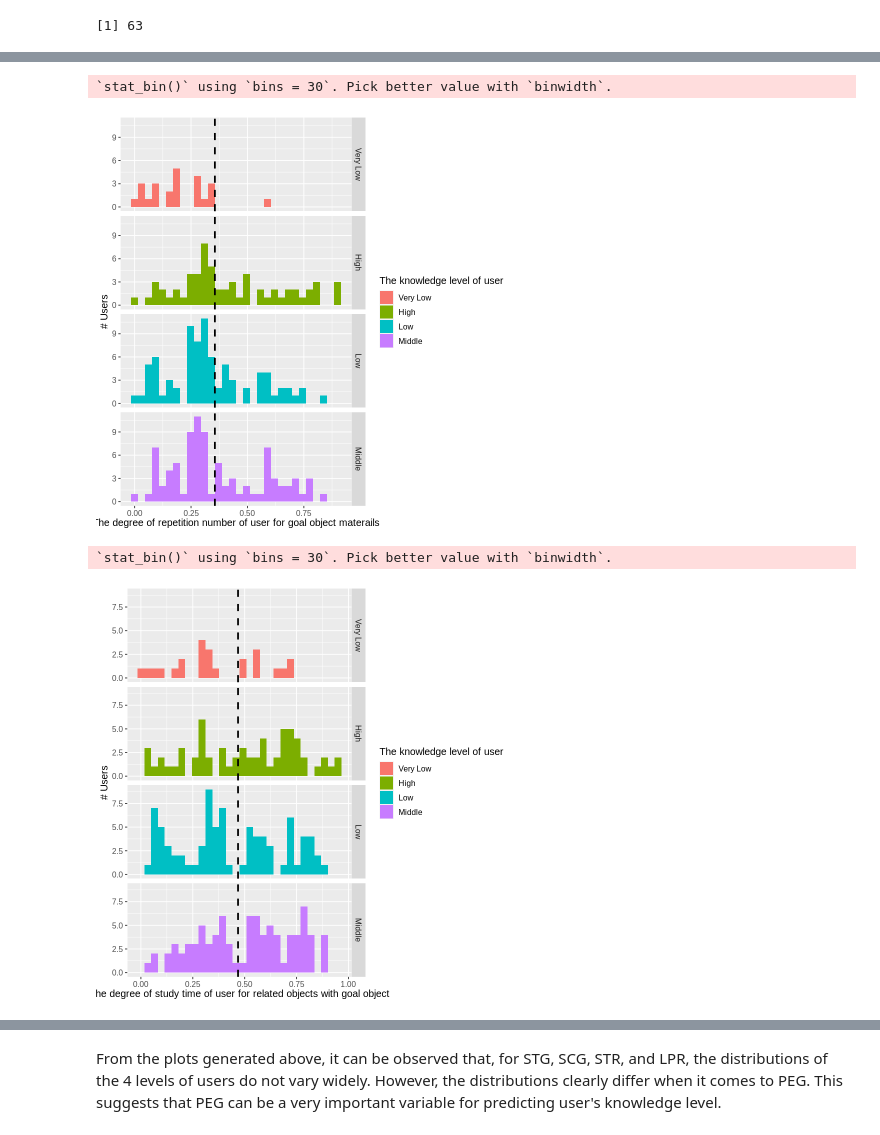
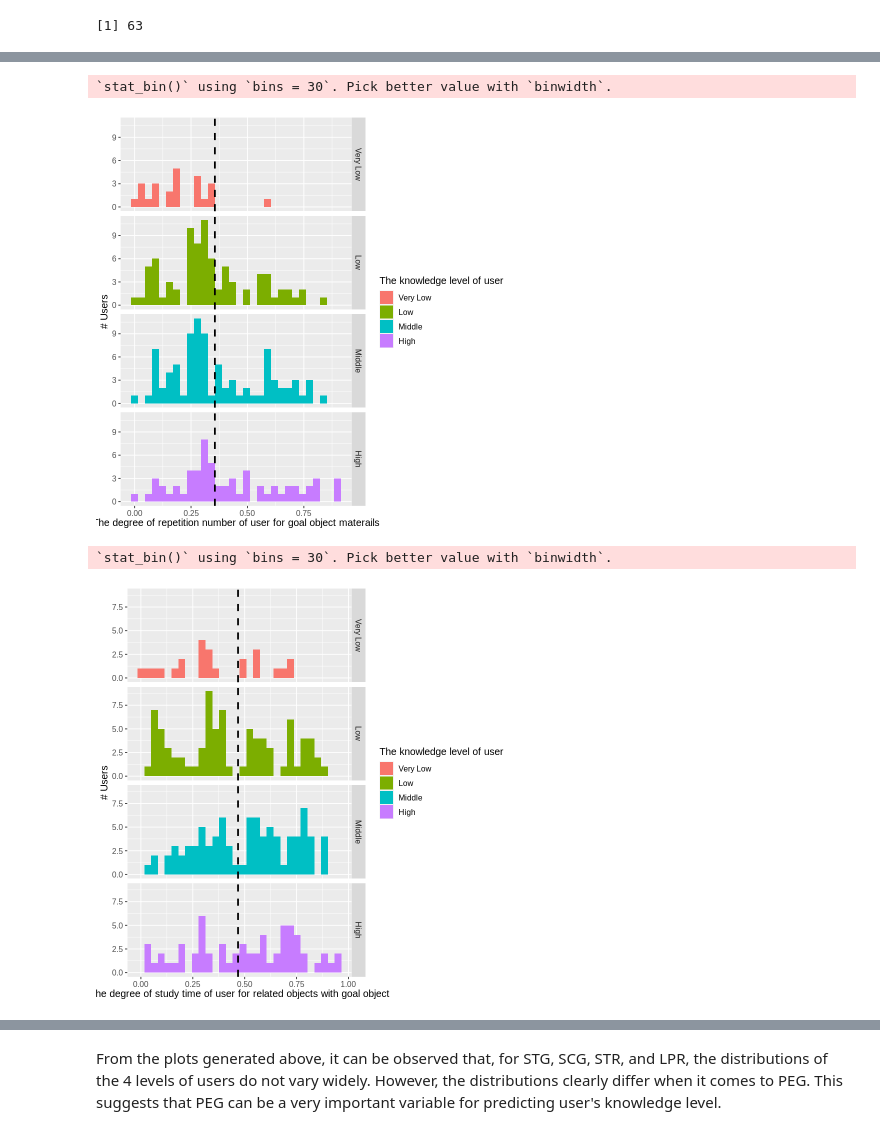
Before and after one commit to yingquanw/DSCI100-Project, a Jupyter notebook: project.ipynb, the cells around one changed output, grey strips where cells are left out. Drawn from its saved outputs; the diff is of its cells as text; code cells hidden in the pictures.

Commit message:
Reorder variables

```diff
--- a/project.ipynb
+++ b/project.ipynb
@@ -148,3 +148,7 @@ A tibble: 1 × 5
 | <dbl> | <dbl> | <dbl> | <dbl> | <dbl> |
 | 0.4216508 | 0.4231905 | 0.5016667 | 0.5012698 | 0.7725397 |
 [1] 63
+# %%
+user_training_new <- user_training                              # Replicate data
+user_training_new$UNS <- factor(user_training_new$UNS,          # Reordering group factor levels
+                         levels = c("Very Low", "Low", "Middle", "High"))
@@ -166,7 +191,7 @@ STG_plot
 # %%
 # For users with different knowledge level, plot the distribution of each category's degree of
 # repetition number of user for goal object materails (SCG), with the overall mean of SCG.
-SCG_plot <- user_training %>%
+SCG_plot <- user_training_new %>%
     select(SCG,UNS) %>%
     ggplot(aes(x = SCG, fill = UNS)) +
     geom_histogram() +
@@ -177,22 +202,22 @@ SCG_plot <- user_training %>%
 SCG_plot
 # %% [output]
 `stat_bin()` using `bins = 30`. Pick better value with `binwidth`.
-[figure, old version]
+[figure, new version]
 # %%
 # For users with different knowledge level, plot the distribution of each category's degree of
 # study time of user for related objects with goal object (STR), with the overall mean of STR.
-STR_plot <- user_training %>%
+STR_plot <- user_training_new %>%
     select(STR,UNS) %>%
     ggplot(aes(x = STR, fill = UNS)) +
     geom_histogram() +
     facet_grid(rows = vars(UNS)) +
     geom_vline(xintercept = 0.4680039, linetype = "dashed", size = 1.0) +
     labs(x = "The degree of study time of user for related objects with goal object", y = "# Users", fill = "The knowledge level of user") +
     theme(text = element_text(size = 12))
 STR_plot
 # %% [output]
 `stat_bin()` using `bins = 30`. Pick better value with `binwidth`.
-[figure, old version]
+[figure, new version]
 # %%
 # For users with different knowledge level, plot the distribution of each category's performance
 # for related objects with goal object (LPR), with the overall mean of lPR.
```
Also changed, not shown: parts of 5 cells of this notebook.
